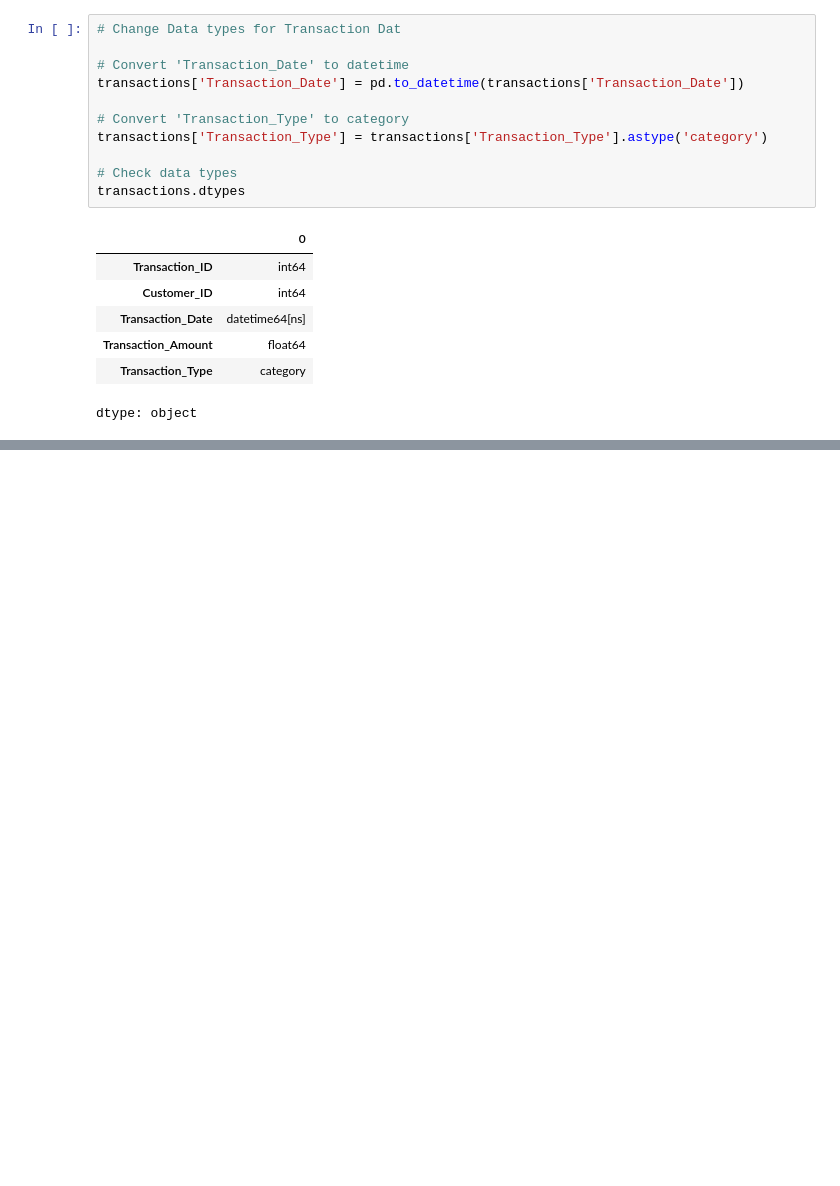
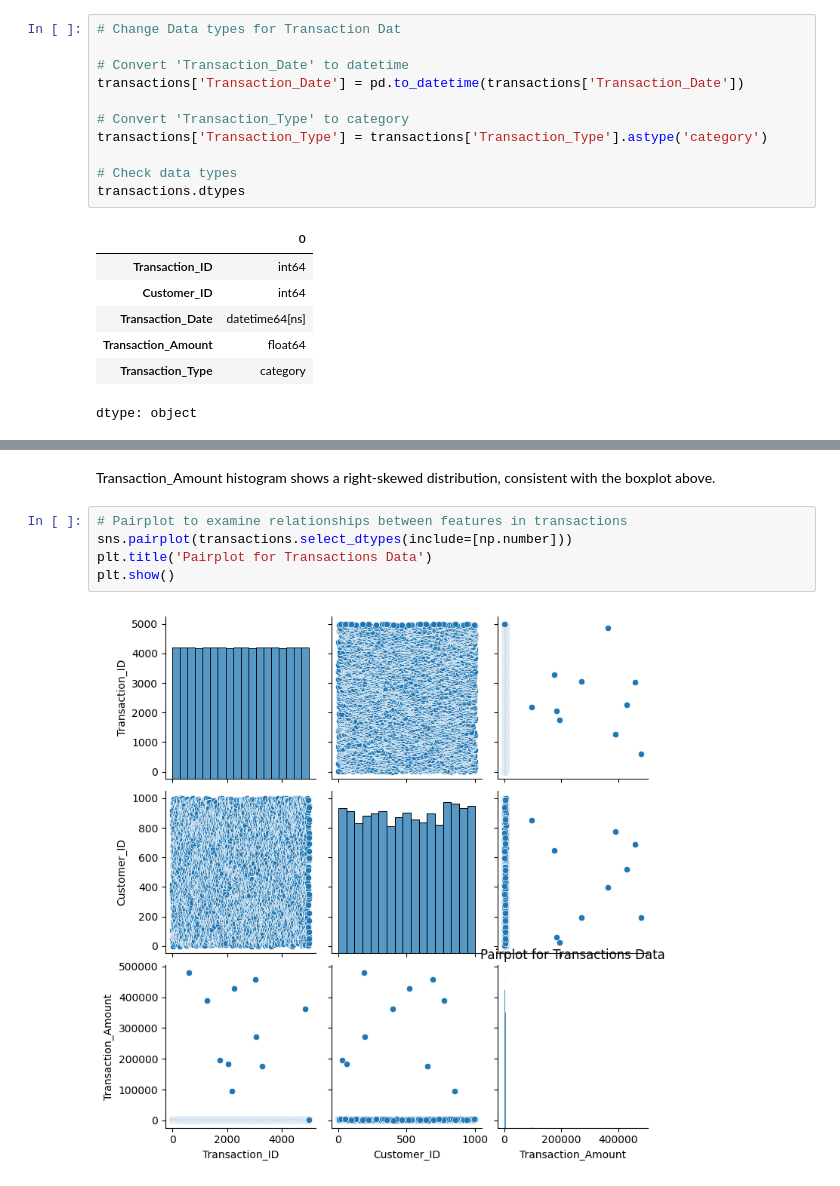
Before and after one commit to zpsy-hub/Data-Mining-Principles, a Jupyter notebook: Data_Mining_EDA.ipynb, the cells around one changed output, grey strips where cells are left out. Saved outputs shown, nothing was run; the diff lists cells and outputs as text; blank space fills up the shorter version.

```diff
--- a/Data_Mining_EDA.ipynb
+++ b/Data_Mining_EDA.ipynb
@@ -429,0 +539,9 @@ Categories (4, object): ['Credit Card', 'Investment', 'Loan', 'Savings Account']
+# %% [markdown]
+Transaction_Amount histogram shows a right-skewed distribution, consistent with the boxplot above.
+# %%
+# Pairplot to examine relationships between features in transactions
+sns.pairplot(transactions.select_dtypes(include=[np.number]))
+plt.title('Pairplot for Transactions Data')
+plt.show()
+# %% [output]
+[figure, added]
```
Also changed, not shown: parts of 15 cells of this notebook.
